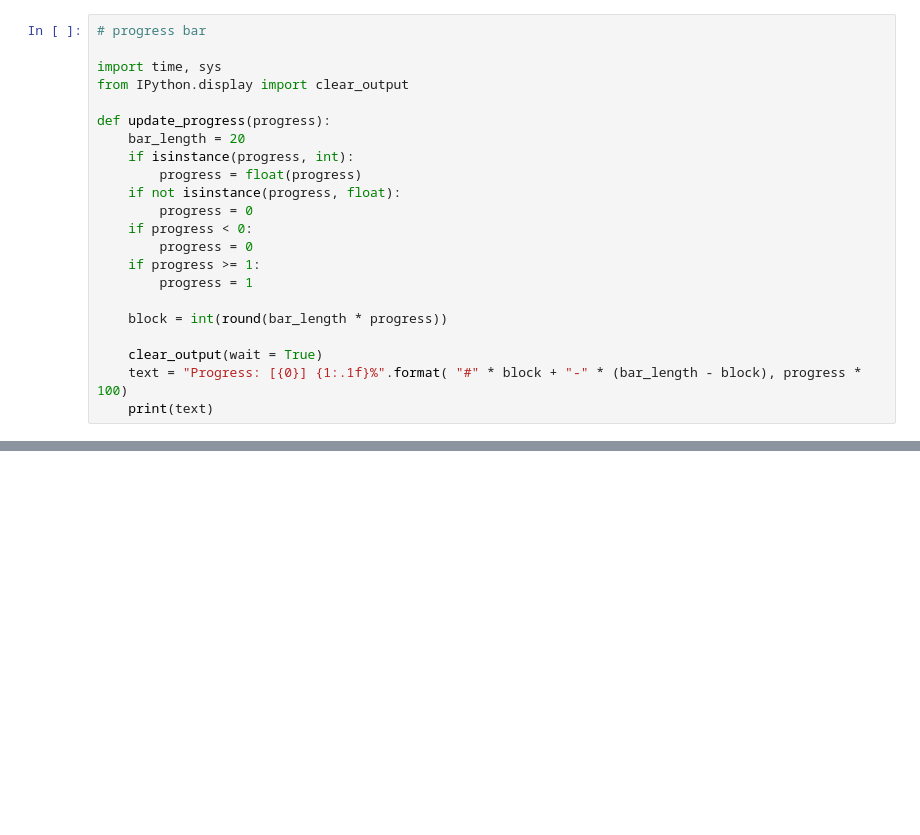
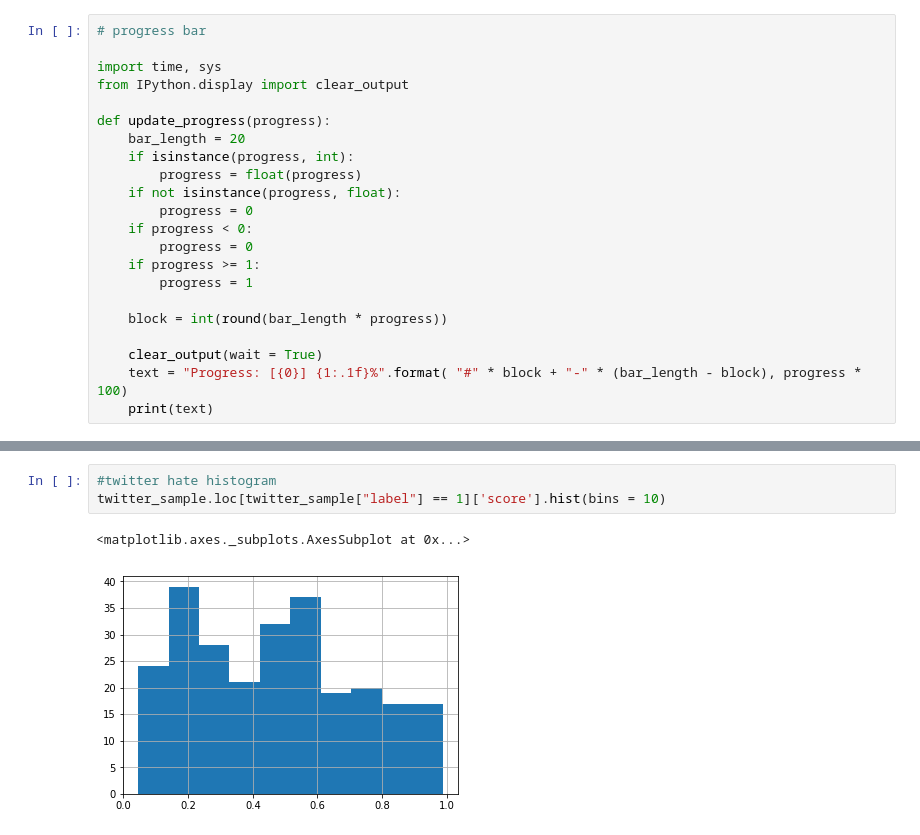
Before and after one commit to isabellagc/ModerationApiTesting, a Jupyter notebook: Google Perspective.ipynb, the cells around one changed output, grey strips where cells are left out. Drawn from its saved outputs; the diff is of its cells as text; blank space fills up the shorter version.

```diff
--- a/Google Perspective.ipynb
+++ b/Google Perspective.ipynb
@@ -91,0 +226,6 @@ Name: tweet, dtype: object
+# %%
+#twitter hate histogram
+twitter_sample.loc[twitter_sample["label"] == 1]['score'].hist(bins = 10)
+# %% [output]
+<matplotlib.axes._subplots.AxesSubplot at 0x...>
+[figure, added]
```
Also changed, not shown: parts of 20 cells of this notebook.
